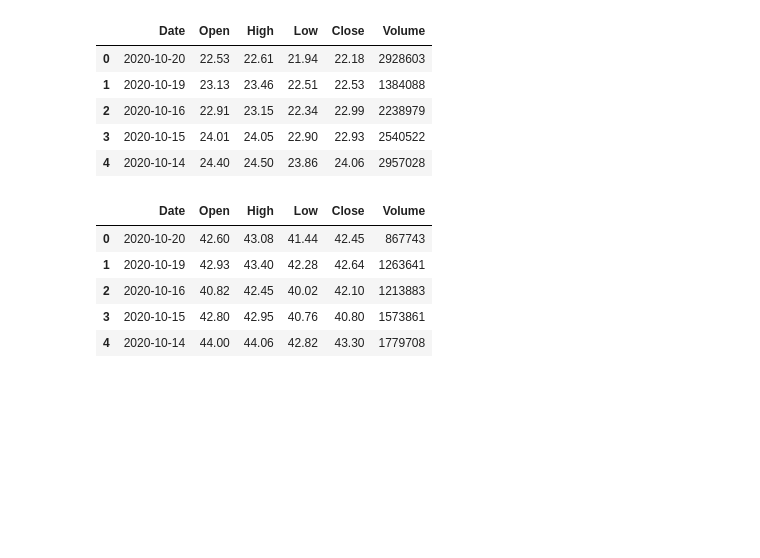
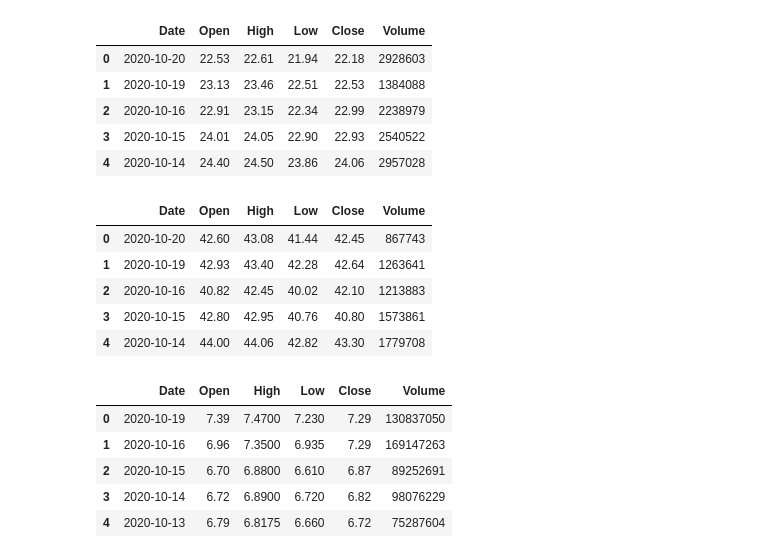
Before and after one commit to mietekdom/Data_Science_Cases, a Jupyter notebook: Stock_Market_All.ipynb, the cells around one changed output. Cells and saved outputs as stored; diff of their text form; code cells hidden in the pictures; blank space fills up the shorter version.

```diff
--- a/Stock_Market_All.ipynb
+++ b/Stock_Market_All.ipynb
@@ -16,4 +16,8 @@ pzu = fetch_financial_data('PZU.PL')
 pzu = pzu.reset_index()
 pkn = fetch_financial_data('PKN.PL')
 pkn = pkn.reset_index()
+ge = fetch_financial_data('GE')
+ge = ge.reset_index()
+co = fetch_financial_data('KO')
+co = co.reset_index()
 # %%
@@ -34,3 +38,12 @@ pkn.head(5)
 | 2 | 2020-10-16 | 40.82 | 42.45 | 40.02 | 42.10 | 1213883 |
 | 3 | 2020-10-15 | 42.80 | 42.95 | 40.76 | 40.80 | 1573861 |
 | 4 | 2020-10-14 | 44.00 | 44.06 | 42.82 | 43.30 | 1779708 |
+# %%
+ge.head()
+# %% [output]
+|  | Date | Open | High | Low | Close | Volume |
+| 0 | 2020-10-19 | 7.39 | 7.4700 | 7.230 | 7.29 | 130837050 |
+| 1 | 2020-10-16 | 6.96 | 7.3500 | 6.935 | 7.29 | 169147263 |
+| 2 | 2020-10-15 | 6.70 | 6.8800 | 6.610 | 6.87 | 89252691 |
+| 3 | 2020-10-14 | 6.72 | 6.8900 | 6.720 | 6.82 | 98076229 |
+| 4 | 2020-10-13 | 6.79 | 6.8175 | 6.660 | 6.72 | 75287604 |
```
Also changed, not shown: parts of 3 cells of this notebook.
